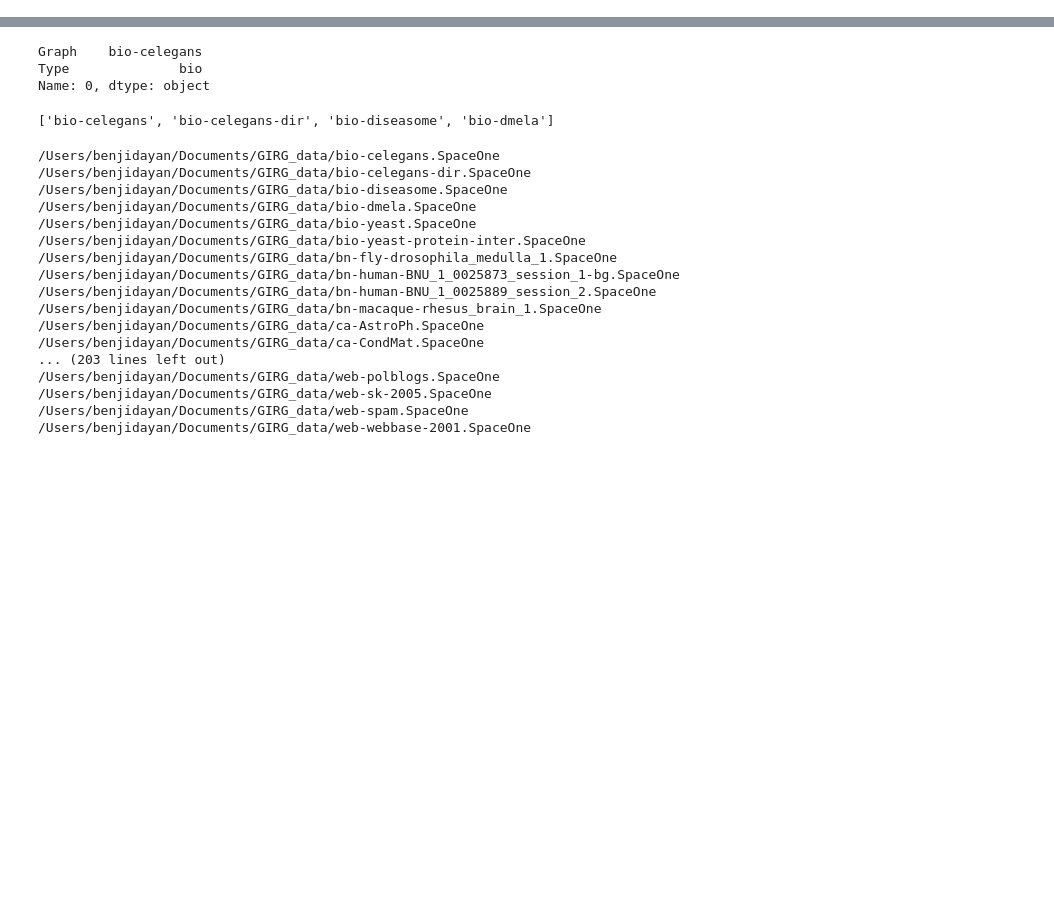
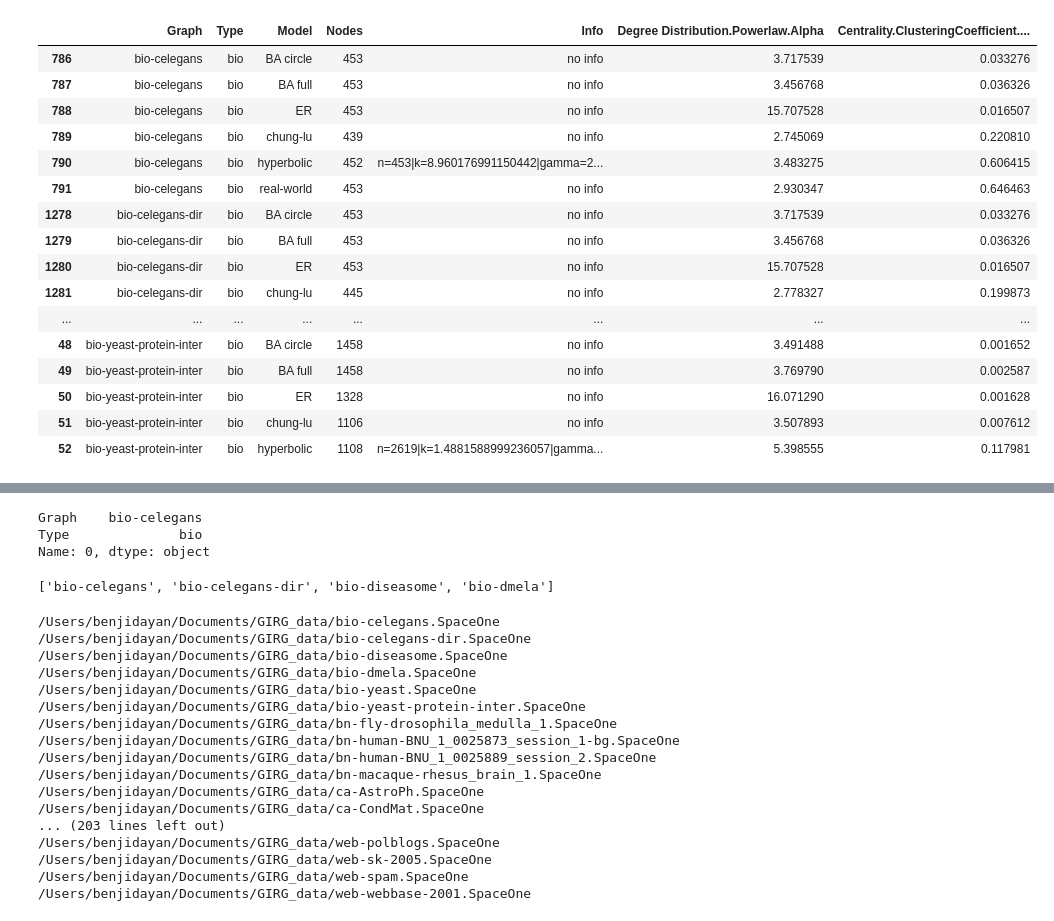
Before and after one commit to BenjiDayan/GIRGs, a Jupyter notebook: benji_src/notebooks/nemo-eva_investigate.ipynb, the cells around one changed output, grey strips where cells are left out. Cells and saved outputs as stored; diff of their text form; code cells hidden in the pictures; blank space fills up the shorter version.

```diff
--- a/benji_src/notebooks/nemo-eva_investigate.ipynb
+++ b/benji_src/notebooks/nemo-eva_investigate.ipynb
@@ -37,0 +40,20 @@ df_mini.head(10)
+# %%
+df_mini.loc[df_mini.Type == 'bio'].sort_values(['Graph', 'Model']).head(35)
+# %% [output]
+|  | Graph | Type | Model | Nodes | Info | Degree Distribution.Powerlaw.Alpha | Centrality.ClusteringCoefficient.... |
+| 786 | bio-celegans | bio | BA circle | 453 | no info | 3.717539 | 0.033276 |
+| 787 | bio-celegans | bio | BA full | 453 | no info | 3.456768 | 0.036326 |
+| 788 | bio-celegans | bio | ER | 453 | no info | 15.707528 | 0.016507 |
+| 789 | bio-celegans | bio | chung-lu | 439 | no info | 2.745069 | 0.220810 |
+| 790 | bio-celegans | bio | hyperbolic | 452 | n=453|k=8.960176991150442|gamma=2... | 3.483275 | 0.606415 |
+| 791 | bio-celegans | bio | real-world | 453 | no info | 2.930347 | 0.646463 |
+| 1278 | bio-celegans-dir | bio | BA circle | 453 | no info | 3.717539 | 0.033276 |
+| 1279 | bio-celegans-dir | bio | BA full | 453 | no info | 3.456768 | 0.036326 |
+| 1280 | bio-celegans-dir | bio | ER | 453 | no info | 15.707528 | 0.016507 |
+| 1281 | bio-celegans-dir | bio | chung-lu | 445 | no info | 2.778327 | 0.199873 |
+| ... | ... | ... | ... | ... | ... | ... | ... |
+| 48 | bio-yeast-protein-inter | bio | BA circle | 1458 | no info | 3.491488 | 0.001652 |
+| 49 | bio-yeast-protein-inter | bio | BA full | 1458 | no info | 3.769790 | 0.002587 |
+| 50 | bio-yeast-protein-inter | bio | ER | 1328 | no info | 16.071290 | 0.001628 |
+| 51 | bio-yeast-protein-inter | bio | chung-lu | 1106 | no info | 3.507893 | 0.007612 |
+| 52 | bio-yeast-protein-inter | bio | hyperbolic | 1108 | n=2619|k=1.4881588999236057|gamma... | 5.398555 | 0.117981 |
```
Also changed, not shown: parts of 6 cells of this notebook, 5 other files.
